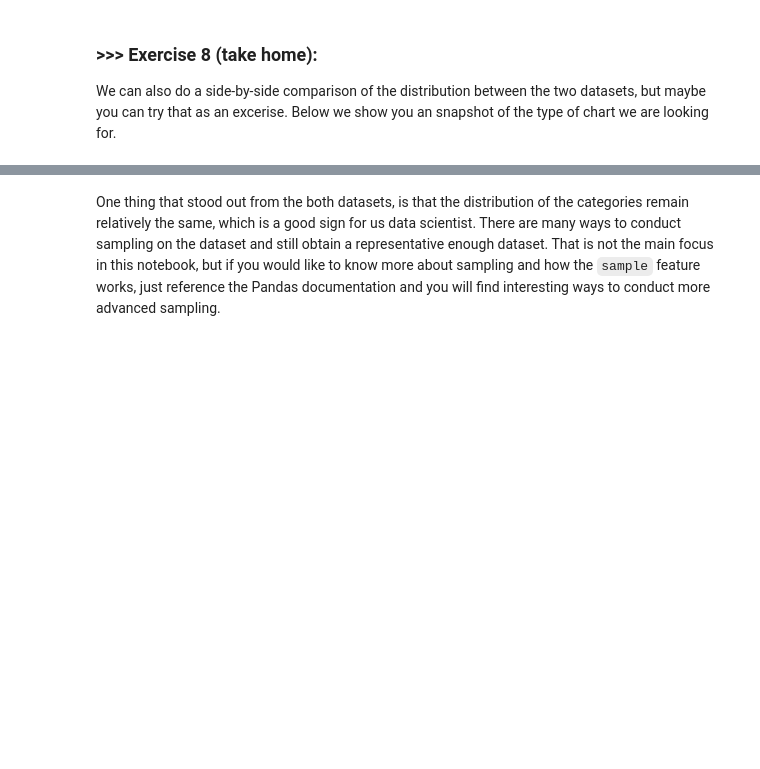
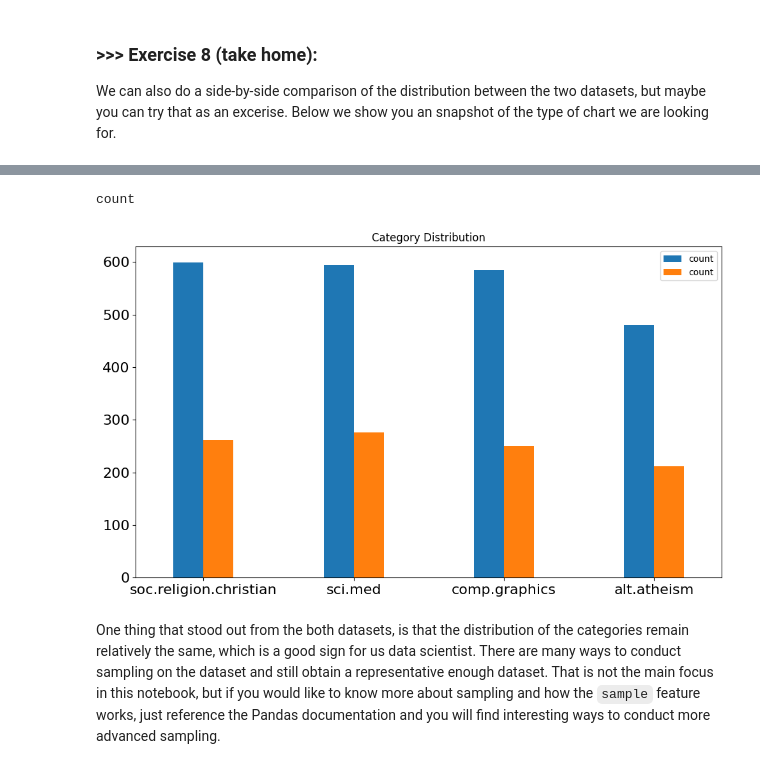
Before and after one commit to chiajungchang2003/DM2025-Lab1-Exercise, a Jupyter notebook: DM2025-Lab1-Master.ipynb, the cells around one changed output, grey strips where cells are left out. Drawn from its saved outputs; the diff is of its cells as text; code cells hidden in the pictures; blank space fills up the shorter version.

```diff
--- a/DM2025-Lab1-Master.ipynb
+++ b/DM2025-Lab1-Master.ipynb
@@ -794,3 +799,36 @@ We can also do a side-by-side comparison of the distribution between the two dat
+# %%
+# Get counts
+full_counts = X['category_name'].value_counts()
+sample_counts = X_sample['category_name'].value_counts()
+
+# Combine into one DataFrame (align on categories)
+df_compare = pd.DataFrame({
+    'Full Dataset': full_counts,
+    'Sample (n=1000)': sample_counts
+})
+
+# Sort by full dataset counts (descending)
+df_compare = df_compare.sort_values(by="Full Dataset", ascending=False)
+
+# Plot grouped bar chart
+ax = df_compare.plot(
+    kind='bar',
+    figsize=(10,6),
+    rot=0,
+    title='Category Distribution',
+    width=0.4,
+    fontsize=16
+)
+
+# Improve legend
+plt.legend(labels=["category_name", "category_name"])
+plt.xlabel("")
+
+plt.tight_layout()
+plt.show()
+# %% [output]
+count
+[figure, added]
 # %% [markdown]
 One thing that stood out from the both datasets, is that the distribution of the categories remain relatively the same, which is a good sign for us data scientist. There are many ways to conduct sampling on the dataset and still obtain a representative enough dataset. That is not the main focus in this notebook, but if you would like to know more about sampling and how the `sample` feature works, just reference the Pandas documentation and you will find interesting ways to conduct more advanced sampling.
 # %% [markdown]
```
Also changed, not shown: parts of 3 cells of this notebook.
